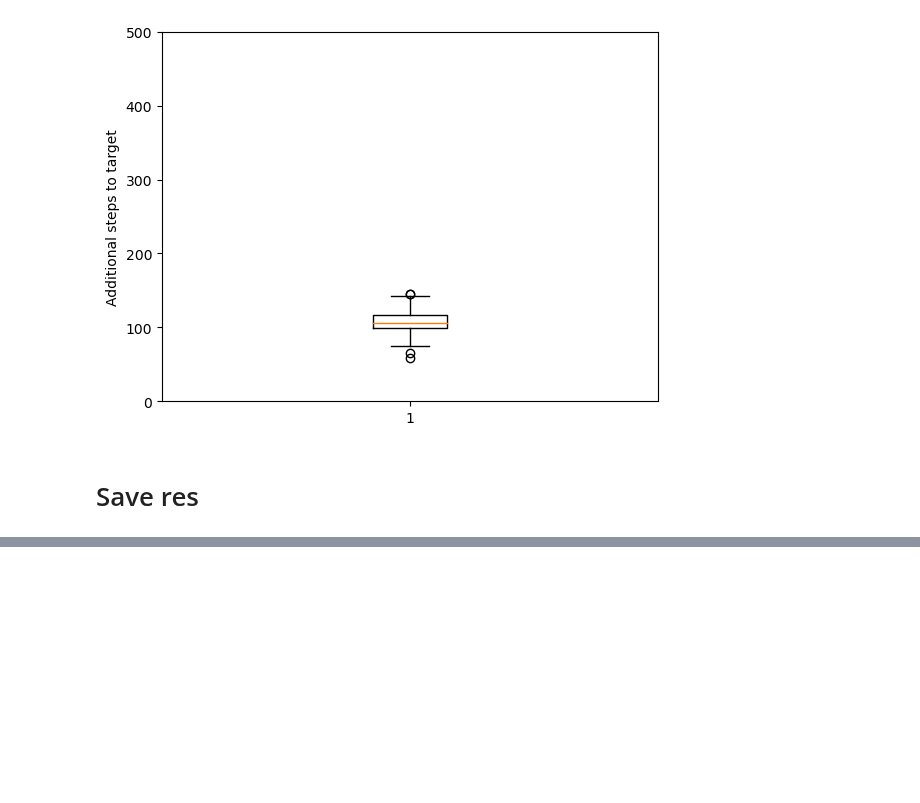
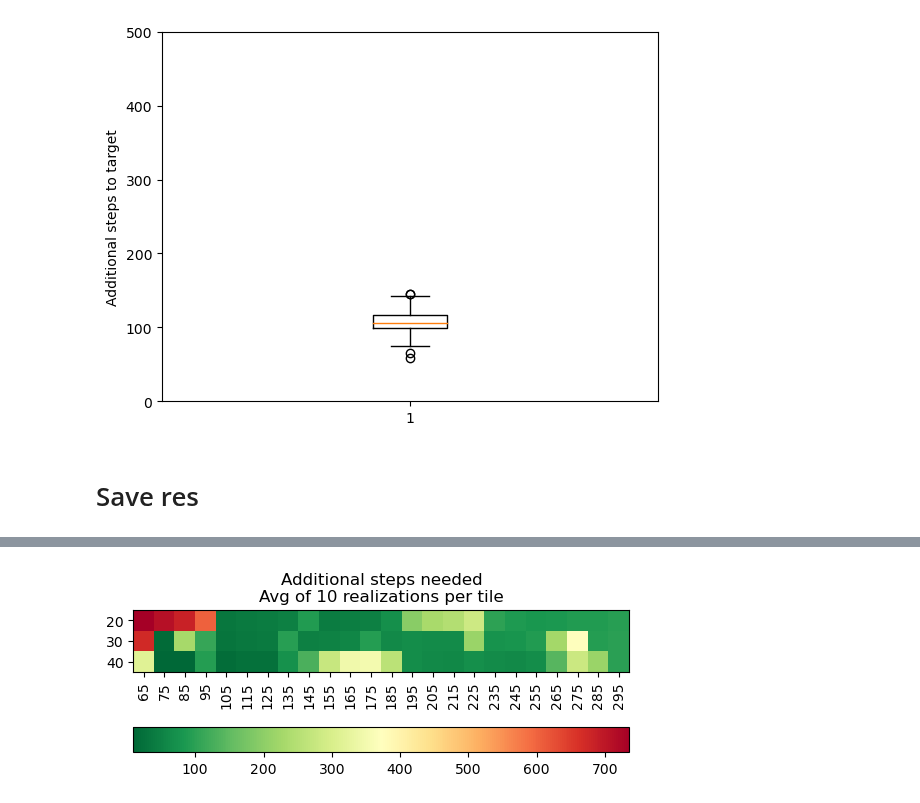
Before and after one commit to PimLb/POMDP_PBVI_Exploration, a Jupyter notebook: Experiments/Olfactory Navigation/Olfactory_Alternation_Paper_Wrap_Ground.ipynb, the cells around one changed output, grey strips where cells are left out. Saved outputs shown, nothing was run; the diff lists cells and outputs as text; code cells hidden in the pictures; blank space fills up the shorter version.

```diff
--- a/Experiments/Olfactory Navigation/Olfactory_Alternation_Paper_Wrap_Ground.ipynb
+++ b/Experiments/Olfactory Navigation/Olfactory_Alternation_Paper_Wrap_Ground.ipynb
@@ -315,0 +354,3 @@ res_df.to_csv('./Results/res_300it_alt_paper_wrap_ground_only.csv', index=False)
+# %%
+a = Agent(model, fsvi_solution)
+_, all_sim_hist = a.run_n_simulations_parallel(len(rand_points_array), start_state=points_df['point_id'].to_list())
@@ -315,0 +363,6 @@ res_df.to_csv('./Results/res_300it_alt_paper_wrap_ground_only.csv', index=False)
+# %%
+# Adding sim results
+points_df['steps_taken'] = [len(sim) for sim in all_sim_hist]
+points_df['extra_steps'] = points_df['steps_taken'] - points_df['opt_traj']
+
+points_df
@@ -315,0 +383,27 @@ res_df.to_csv('./Results/res_300it_alt_paper_wrap_ground_only.csv', index=False)
+# %%
+# Computing averages per cell
+average_per_cell = points_df.groupby('cell').mean('extra_steps')['extra_steps'].to_list()
+
+average_grid = []
+item = 0
+for i in range(15,45,CELL_SIZE):
+    row = []
+    for j in range(60,300,CELL_SIZE):
+        row.append(average_per_cell[item])
+        item += 1
+    average_grid.append(row)
+
+average_grid_array = np.array(average_grid)
+# %%
+plt.title('Additional steps needed\nAvg of 10 realizations per tile')
+
+plt.imshow(average_grid_array, cmap=plt.cm.get_cmap('RdYlGn').reversed())
+plt.colorbar(orientation='horizontal')
+
+# Axes
+plt.xticks(np.arange(average_grid_array.shape[1]), labels=np.unique(cell_centers_array[:,0]), rotation=90)
+plt.yticks(np.arange(average_grid_array.shape[0]), labels=np.unique(cell_centers_array[:,1]))
+
+plt.show()
+# %% [output]
+[figure, added]
```
Also changed, not shown: parts of 22 cells of this notebook, 2 other files.
